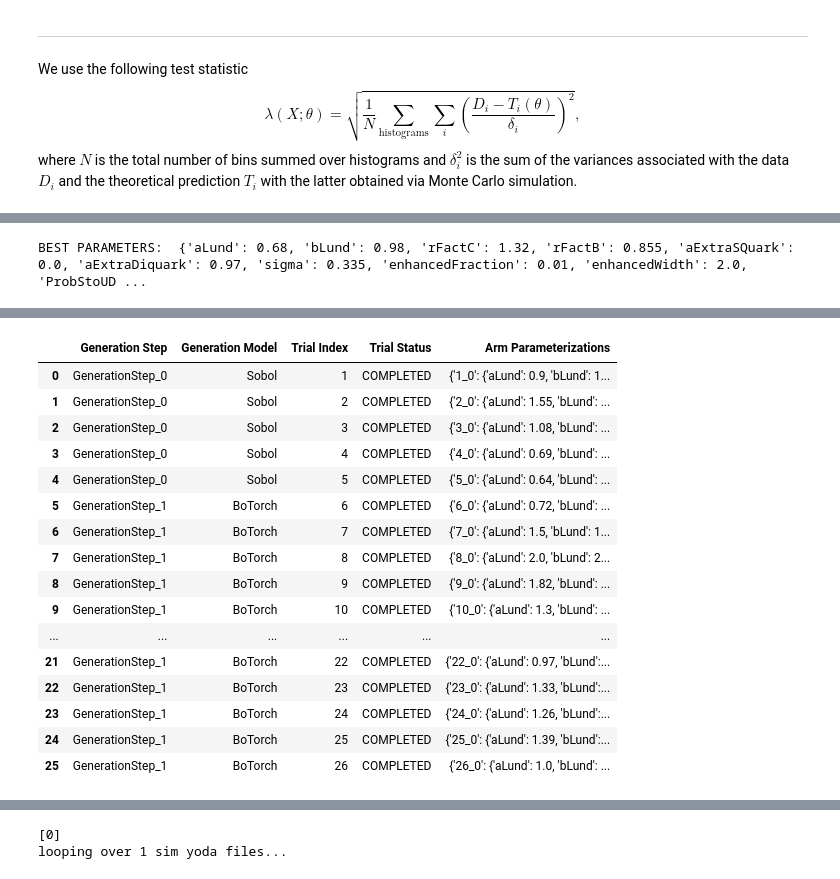
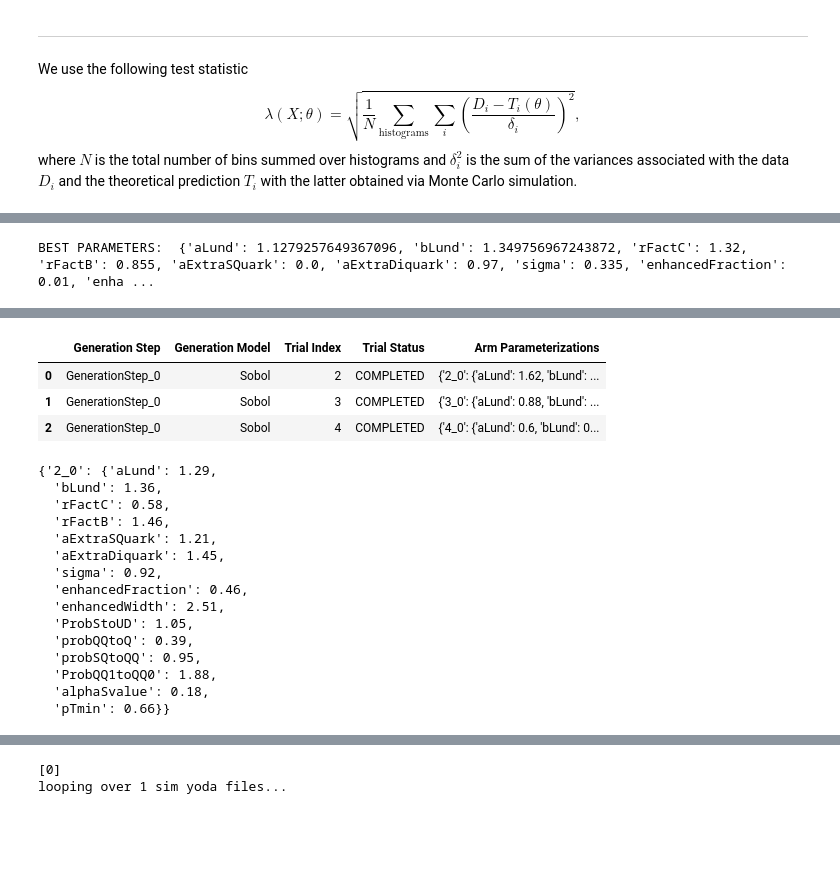
Before and after one commit to AliAlkadhim/Pythia8_SBI_Tune, a Jupyter notebook: code/BayesOpt/BO_Tune_Ax_all_params.ipynb, the cells around one changed output, grey strips where cells are left out. Saved outputs shown, nothing was run; the diff lists cells and outputs as text; code cells hidden in the pictures; blank space fills up the shorter version.

```diff
--- a/code/BayesOpt/BO_Tune_Ax_all_params.ipynb
+++ b/code/BayesOpt/BO_Tune_Ax_all_params.ipynb
@@ -524,9 +636,13 @@ Event 4000 (0:00:05 elapsed)
 # %%
 best_parameters, values = ax_client.get_best_parameters()
-
 print("BEST PARAMETERS: ", best_parameters)
+best_parameters_df = pd.DataFrame(best_parameters, index=[0])
+best_param_filename = f"best_parameters/all_parameters_Niter_{N_ITER}.csv"
+best_parameters_df.to_csv(best_param_filename)
+# best_parameters = pd.read_csv(best_param_filename)
 # %% [output]
-BEST PARAMETERS:  {'aLund': 0.68, 'bLund': 0.98, 'rFactC': 1.32, 'rFactB': 0.855, 'aExtraSQuark': 0.0, 'aExtraDiquark': 0.97, 'sigma': 0.335, 'enhancedFraction': 0.01, 'enhancedWidth': 2.0, 'ProbStoUD ...
+BEST PARAMETERS:  {'aLund': 1.1279257649367096, 'bLund': 1.349756967243872, 'rFactC': 1.32, 'rFactB': 0.855, 'aExtraSQuark': 0.0, 'aExtraDiquark': 0.97, 'sigma': 0.335, 'enhancedFraction': 0.01, 'enha ...
 # %%
-ax_client.generation_strategy.trials_as_df
+gen_strategy_df = ax_client.generation_strategy.trials_as_df
+gen_strategy_df.head()
 # %% [output]
@@ -534,20 +650,25 @@ ax_client.generation_strategy.trials_as_df
 |  | Generation Step | Generation Model | Trial Index | Trial Status | Arm Parameterizations |
-| 0 | GenerationStep_0 | Sobol | 1 | COMPLETED | {'1_0': {'aLund': 0.9, 'bLund': 1... |
-| 1 | GenerationStep_0 | Sobol | 2 | COMPLETED | {'2_0': {'aLund': 1.55, 'bLund': ... |
-| 2 | GenerationStep_0 | Sobol | 3 | COMPLETED | {'3_0': {'aLund': 1.08, 'bLund': ... |
-| 3 | GenerationStep_0 | Sobol | 4 | COMPLETED | {'4_0': {'aLund': 0.69, 'bLund': ... |
-| 4 | GenerationStep_0 | Sobol | 5 | COMPLETED | {'5_0': {'aLund': 0.64, 'bLund': ... |
-| 5 | GenerationStep_1 | BoTorch | 6 | COMPLETED | {'6_0': {'aLund': 0.72, 'bLund': ... |
-| 6 | GenerationStep_1 | BoTorch | 7 | COMPLETED | {'7_0': {'aLund': 1.5, 'bLund': 1... |
-| 7 | GenerationStep_1 | BoTorch | 8 | COMPLETED | {'8_0': {'aLund': 2.0, 'bLund': 2... |
-| 8 | GenerationStep_1 | BoTorch | 9 | COMPLETED | {'9_0': {'aLund': 1.82, 'bLund': ... |
-| 9 | GenerationStep_1 | BoTorch | 10 | COMPLETED | {'10_0': {'aLund': 1.3, 'bLund': ... |
-| ... | ... | ... | ... | ... | ... |
-| 21 | GenerationStep_1 | BoTorch | 22 | COMPLETED | {'22_0': {'aLund': 0.97, 'bLund':... |
-| 22 | GenerationStep_1 | BoTorch | 23 | COMPLETED | {'23_0': {'aLund': 1.33, 'bLund':... |
-| 23 | GenerationStep_1 | BoTorch | 24 | COMPLETED | {'24_0': {'aLund': 1.26, 'bLund':... |
-| 24 | GenerationStep_1 | BoTorch | 25 | COMPLETED | {'25_0': {'aLund': 1.39, 'bLund':... |
-| 25 | GenerationStep_1 | BoTorch | 26 | COMPLETED | {'26_0': {'aLund': 1.0, 'bLund': ... |
+| 0 | GenerationStep_0 | Sobol | 2 | COMPLETED | {'2_0': {'aLund': 1.62, 'bLund': ... |
+| 1 | GenerationStep_0 | Sobol | 3 | COMPLETED | {'3_0': {'aLund': 0.88, 'bLund': ... |
+| 2 | GenerationStep_0 | Sobol | 4 | COMPLETED | {'4_0': {'aLund': 0.6, 'bLund': 0... |
+# %%
+gen_strategy_df["Arm Parameterizations"].iloc[0]
+# %% [output]
+{'2_0': {'aLund': 1.29,
+  'bLund': 1.36,
+  'rFactC': 0.58,
+  'rFactB': 1.46,
+  'aExtraSQuark': 1.21,
+  'aExtraDiquark': 1.45,
+  'sigma': 0.92,
+  'enhancedFraction': 0.46,
+  'enhancedWidth': 2.51,
+  'ProbStoUD': 1.05,
+  'probQQtoQ': 0.39,
+  'probSQtoQQ': 0.95,
+  'ProbQQ1toQQ0': 1.88,
+  'alphaSvalue': 0.18,
+  'pTmin': 0.66}}
 # %%
 render(ax_client.get_optimization_trace())
 # %% [output]
```
Also changed, not shown: parts of 18 cells of this notebook.
